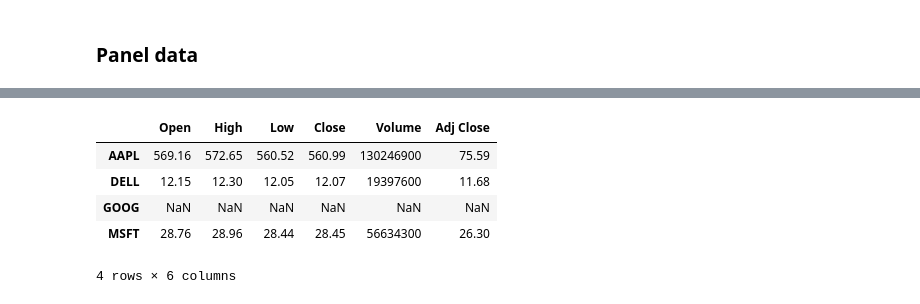
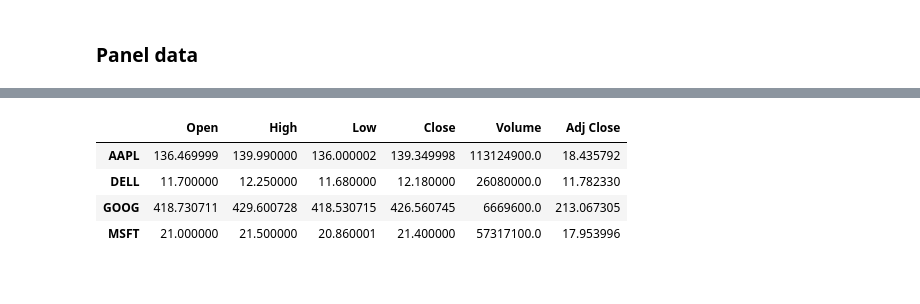
Before and after one commit to wshuail/Learn-Data-Science-the-Hard-Way, a Jupyter notebook: book/Python_for_Data_Analysis/ch05.ipynb, the cells around one changed output, grey strips where cells are left out. Cells and saved outputs as stored; diff of their text form; code cells hidden in the pictures.

```diff
--- a/book/Python_for_Data_Analysis/ch05.ipynb
+++ b/book/Python_for_Data_Analysis/ch05.ipynb
@@ -1999,6 +1980,3 @@ Name: 2, dtype: int64
 # %%
-import pandas.io.data as web
-
-pdata = pd.Panel(dict((stk, web.get_data_yahoo(stk))
-                       for stk in ['AAPL', 'GOOG', 'MSFT', 'DELL']))
-pdata
+pdata = pd.Panel(dict((stk, web.DataReader(stk, 'yahoo', start='1/1/2009', end='1/1/2010'))
+                      for stk in ['AAPL', 'GOOG', 'MSFT', 'DELL']))
@@ -2034,10 +2015,9 @@ pdata['Adj Close']
 # %%
-pdata.ix[:, '6/1/2012', :]
+pdata.ix[:, '6/1/2009', :]
 # %% [output]
 |  | Open | High | Low | Close | Volume | Adj Close |
-| AAPL | 569.16 | 572.65 | 560.52 | 560.99 | 130246900 | 75.59 |
-| DELL | 12.15 | 12.30 | 12.05 | 12.07 | 19397600 | 11.68 |
-| GOOG | NaN | NaN | NaN | NaN | NaN | NaN |
-| MSFT | 28.76 | 28.96 | 28.44 | 28.45 | 56634300 | 26.30 |
+| AAPL | 136.469999 | 139.990000 | 136.000002 | 139.349998 | 113124900.0 | 18.435792 |
+| DELL | 11.700000 | 12.250000 | 11.680000 | 12.180000 | 26080000.0 | 11.782330 |
+| GOOG | 418.730711 | 429.600728 | 418.530715 | 426.560745 | 6669600.0 | 213.067305 |
+| MSFT | 21.000000 | 21.500000 | 20.860001 | 21.400000 | 57317100.0 | 17.953996 |
-4 rows × 6 columns
 # %%
```
Also changed, not shown: parts of 174 cells of this notebook.
